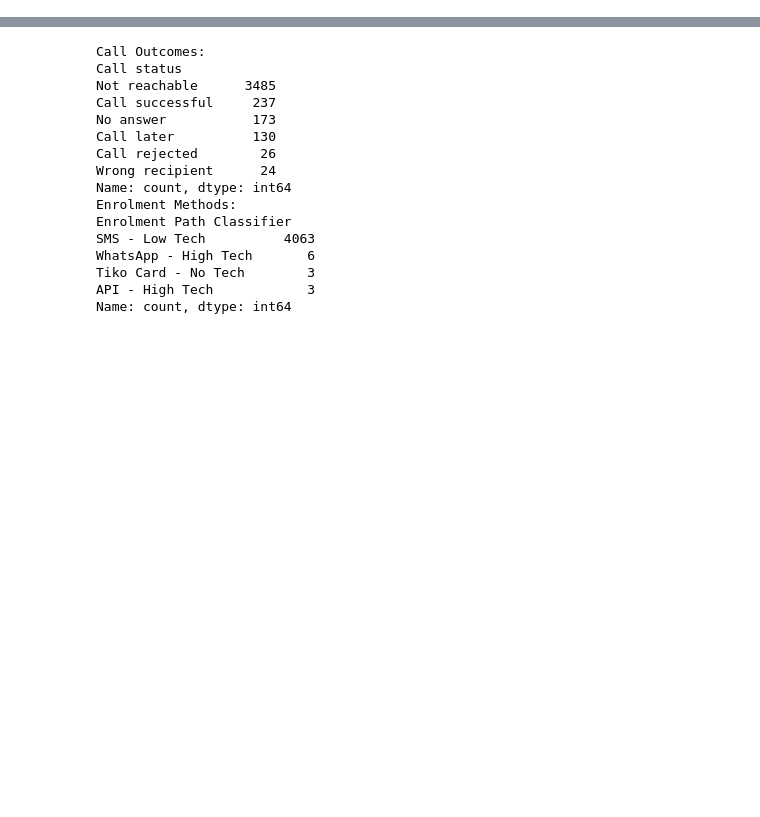
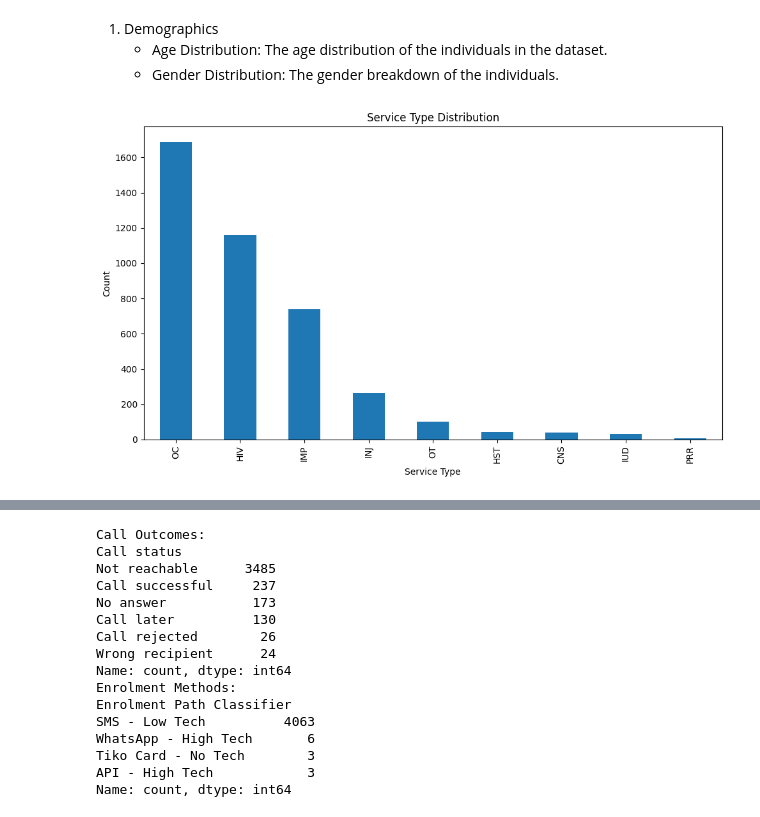
Before and after one commit to Tilda98/Risk_Analyst_Practical, a Jupyter notebook: notebooks/data_visualization.ipynb, the cells around one changed output, grey strips where cells are left out. Saved outputs shown, nothing was run; the diff lists cells and outputs as text; code cells hidden in the pictures; blank space fills up the shorter version.

```diff
--- a/notebooks/data_visualization.ipynb
+++ b/notebooks/data_visualization.ipynb
@@ -84,0 +118,17 @@ clean_merged_data.describe(include='all').T
+# %% [markdown]
+1. Demographics
+   - Age Distribution: The age distribution of the individuals in the dataset.
+   - Gender Distribution: The gender breakdown of the individuals.
+# %%
+# 2. Service Usage Patterns
+service_counts = clean_merged_data['Service Type'].value_counts()
+plt.figure(figsize=(10, 6))
+service_counts.plot(kind='bar')
+plt.title('Service Type Distribution')
+plt.xlabel('Service Type')
+plt.ylabel('Count')
+plt.tight_layout()
+plt.savefig('../charts/service_usage.png')
+plt.show()
+# %% [output]
+[figure, added]
```
Also changed, not shown: parts of 43 cells of this notebook, 8 other files.
